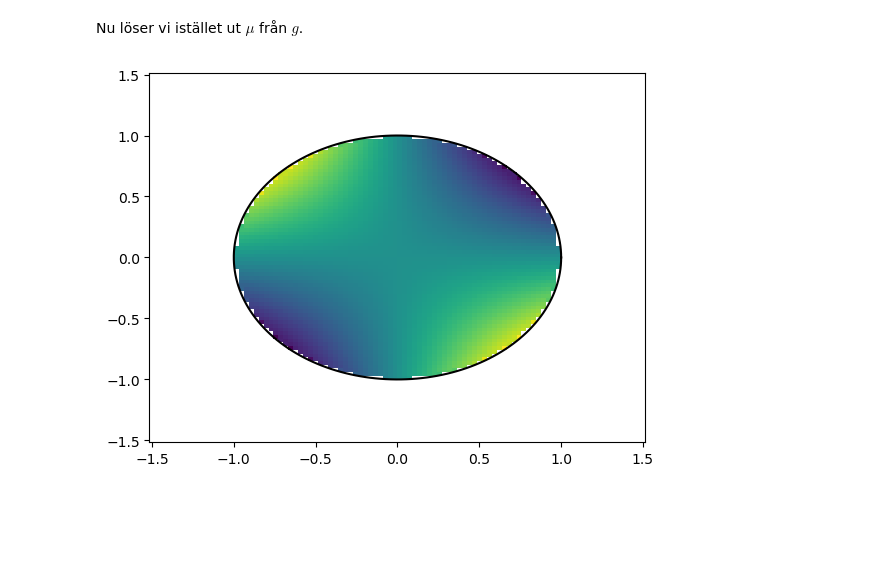
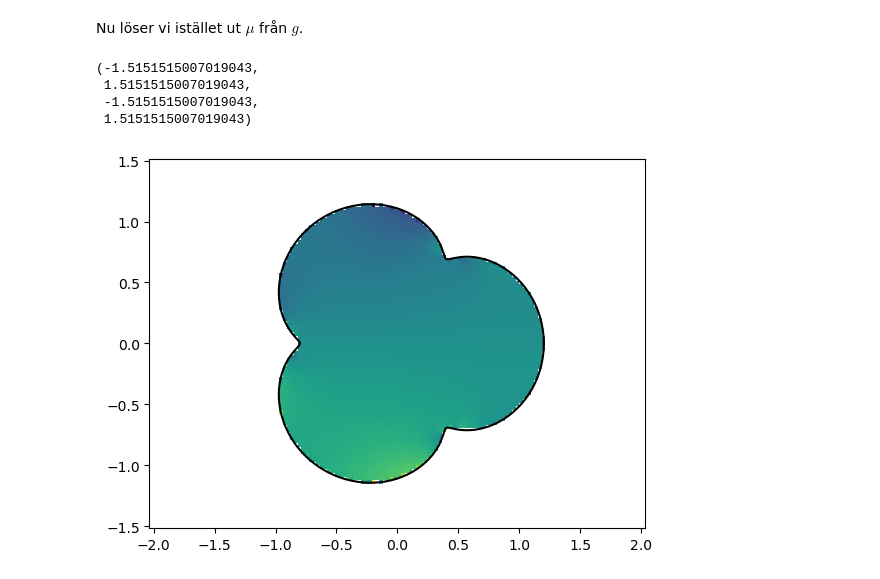
Before and after one commit to emastr/kex-asta-rebecka, a Jupyter notebook: randint_inro.ipynb, the cells around one changed output. Saved outputs shown, nothing was run; the diff lists cells and outputs as text; code cells hidden in the pictures; blank space fills up the shorter version.

Commit message:
mask for 2d field plotting inside domain

```diff
--- a/randint_inro.ipynb
+++ b/randint_inro.ipynb
@@ -129,7 +129,14 @@ def plot_curve(r, **kwargs):
     rx, ry = vmap(r)(t)
     plt.plot(rx, ry, **kwargs)
 
-
+def mask(tol, t_discr, w_discr):
+    """Det visar sig att om man väljer densiteten mu(t)=1 så blir integralen k(s, x)m(s)ds
+    över cirkeln precis 1 om x ligger inuti domänen, och precis -1 om x ligger utanför.
+    Detta kan användas för att skapa en mask som talar om vilka punkter som ligger inuti domänen."""
+    hw_discr = jnp.ones_like(t_discr) * w_discr
+    mask = lambda x, y: \
+        integral_operator(r, lambda t: 1, (x, y), t_discr=t_discr, w_discr=hw_discr) > tol
+    return mask
 
 
 f = lambda a,b: integral_operator(r_ab(a, b), lambda t: 1, (0.,0.), **trapezoid(200))
@@ -180,28 +187,33 @@ Nu löser vi istället ut $\mu$ från $g$.
 # %%
 from jaxopt.linear_solve import solve_gmres as solve
 
 def plot_field(mu_discr, t_discr, w_discr, r, mask, **kwargs):
     muw_discr = mu_discr * w_discr
     field = lambda x, y: integral_operator(r, lambda t: 1, (x, y), t_discr=t_discr, w_discr=muw_discr)
     masked_field = lambda x, y: jnp.where(mask(x, y), field(x, y), jnp.nan)
 
     x = jnp.linspace(-1.5, 1.5, 100)
     X, Y = jnp.meshgrid(x, x)
     Z = vmap(masked_field)(X.flatten(), Y.flatten()).reshape(X.shape)
     plt.pcolormesh(X, Y, Z, **kwargs)
 
 
 r_a = lambda a: lambda t: (jnp.cos(t) + a*jnp.cos(4*t), jnp.sin(t)+a*jnp.sin(4*t)) # En cirkel
 g = lambda t: jnp.sin(2*t)
 
-r = r_a(0.)
+r = r_a(.2)
 
 [t_discr, w_discr] = trapezoid(200).values()
 g_discr = vmap(g)(t_discr)
 
 matvec_discr = lambda v_discr: matvec(r, v_discr, t_discr, w_discr)
 mu_discr = solve(matvec_discr, g_discr, tol=1e-3, maxiter=1000)
-plot_field(mu_discr, t_discr, w_discr, r, lambda x, y: x**2 + y**2 < 0.99**2)
+plot_field(mu_discr, t_discr, w_discr, r, mask(0.1, t_discr, w_discr))# x**2 + y**2 < 0.99**2)
 plot_curve(r, color="black")
+plt.axis("equal")
 # %% [output]
+(-1.5151515007019043,
+ 1.5151515007019043,
+ -1.5151515007019043,
+ 1.5151515007019043)
-[figure, old version]
+[figure, new version]
```
Also changed, not shown: 1 other file.
